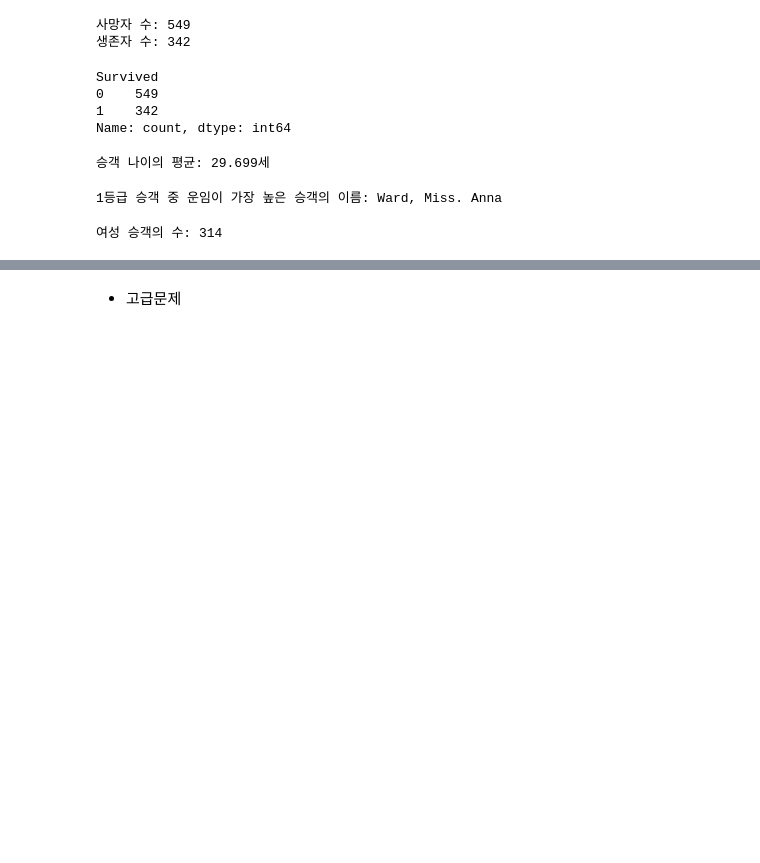
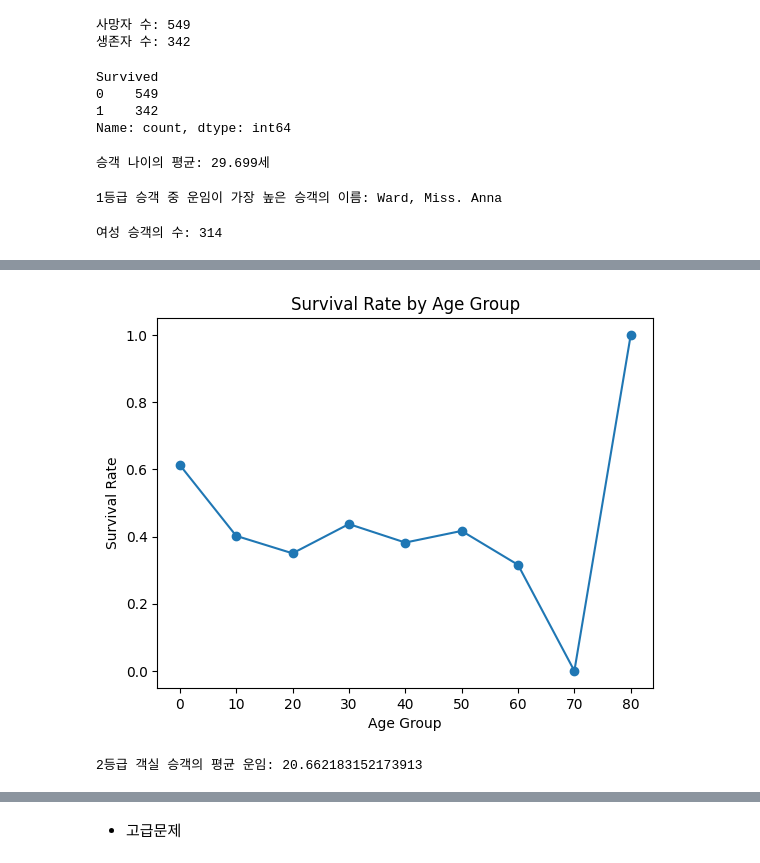
Before and after one commit to Ohgiraffers-bear/WIA-Lecture-Source, a Jupyter notebook: 03_Matplotlib/eda_practice/2_titanic_practice.ipynb, the cells around one changed output, grey strips where cells are left out. Saved outputs shown, nothing was run; the diff lists cells and outputs as text; code cells hidden in the pictures; blank space fills up the shorter version.

```diff
--- a/03_Matplotlib/eda_practice/2_titanic_practice.ipynb
+++ b/03_Matplotlib/eda_practice/2_titanic_practice.ipynb
@@ -110,0 +175,11 @@ print("여성 승객의 수:", num_female)
+# %%
+import matplotlib.pyplot as plt
+
+age_survival = df.groupby((df['Age'] // 10) * 10)['Survived'].mean()
+plt.plot(age_survival.index, age_survival.values, marker='o')
+plt.xlabel('Age Group')
+plt.ylabel('Survival Rate')
+plt.title('Survival Rate by Age Group')
+plt.show()
+# %% [output]
+[figure, added]
@@ -110,0 +190,13 @@ print("여성 승객의 수:", num_female)
+# %%
+# 7. 2등급 객실에 탑승한 승객의 평균 운임을 계산하여 출력
+
+# 2등급 객실(Pclass=2)에 탑승한 승객만 선택
+second_class_passengers = df[df['Pclass'] == 2]
+
+# 평균 운임 계산
+mean_fare = second_class_passengers['Fare'].mean()
+
+# 출력
+print("2등급 객실 승객의 평균 운임:", mean_fare)
+# %% [output]
+2등급 객실 승객의 평균 운임: 20.662183152173913
```
Also changed, not shown: parts of 12 cells of this notebook.
